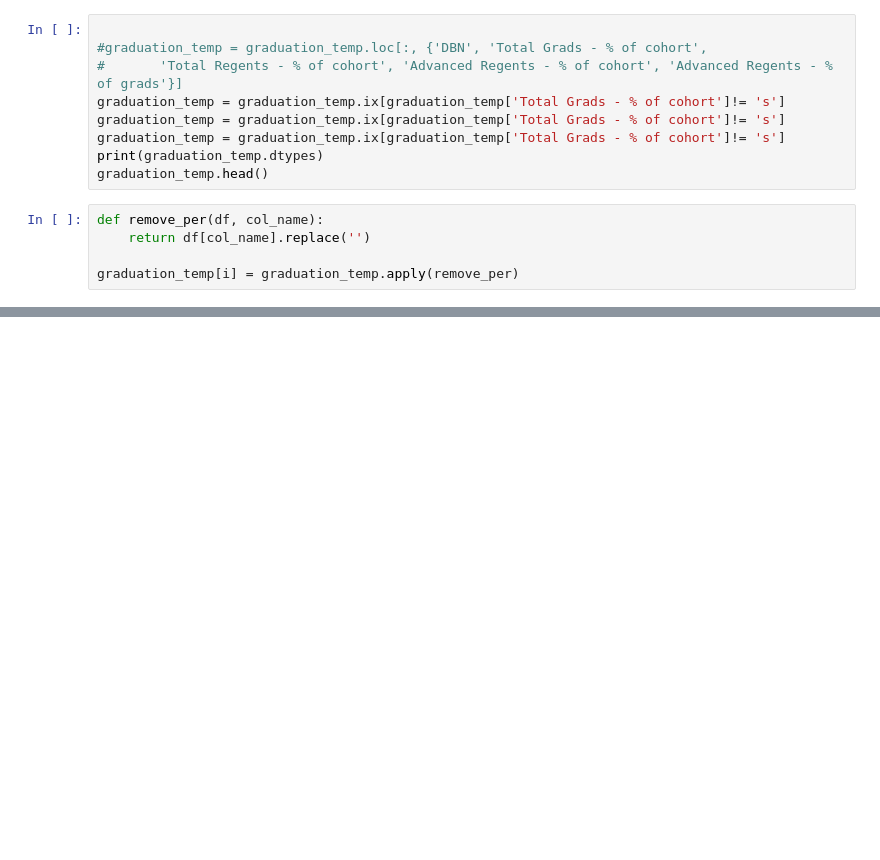
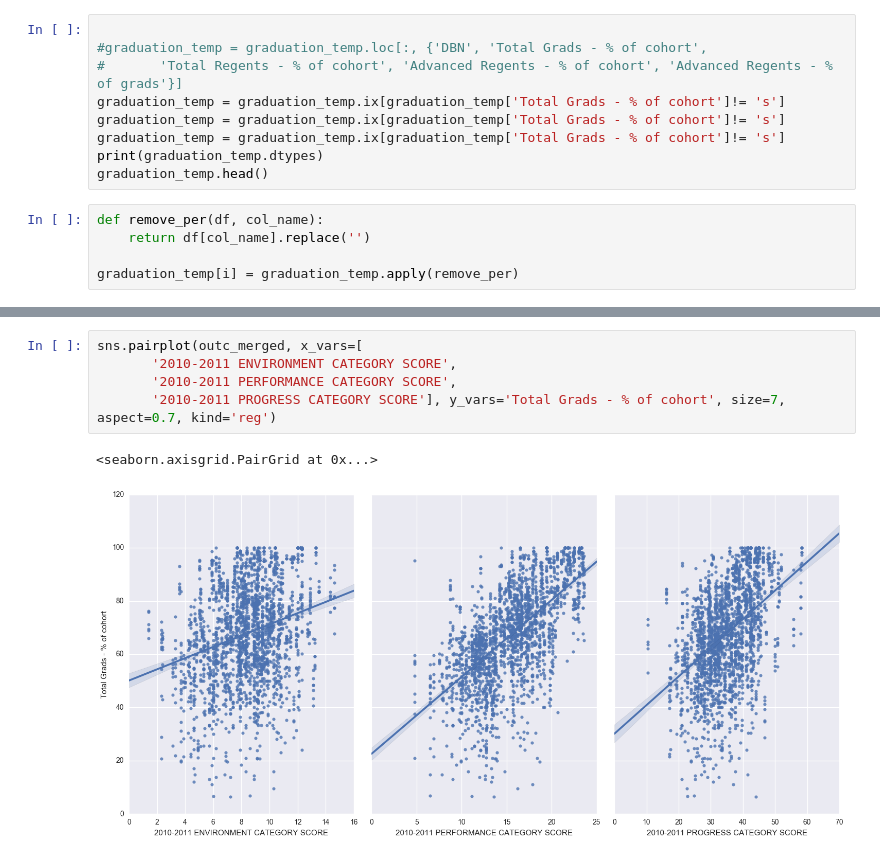
Before and after one commit to ckyko/CSC59970Project, a Jupyter notebook: school and SAT score.ipynb, the cells around one changed output, grey strips where cells are left out. Saved outputs shown, nothing was run; the diff lists cells and outputs as text; blank space fills up the shorter version.

```diff
--- a/school and SAT score.ipynb
+++ b/school and SAT score.ipynb
@@ -1577,0 +1716,8 @@ graduation_temp[i] = graduation_temp.apply(remove_per)
+# %%
+sns.pairplot(outc_merged, x_vars=[
+       '2010-2011 ENVIRONMENT CATEGORY SCORE',
+       '2010-2011 PERFORMANCE CATEGORY SCORE',
+       '2010-2011 PROGRESS CATEGORY SCORE'], y_vars='Total Grads - % of cohort', size=7, aspect=0.7, kind='reg')
+# %% [output]
+<seaborn.axisgrid.PairGrid at 0x...>
+[figure, added]
```
Also changed, not shown: parts of 28 cells of this notebook.
